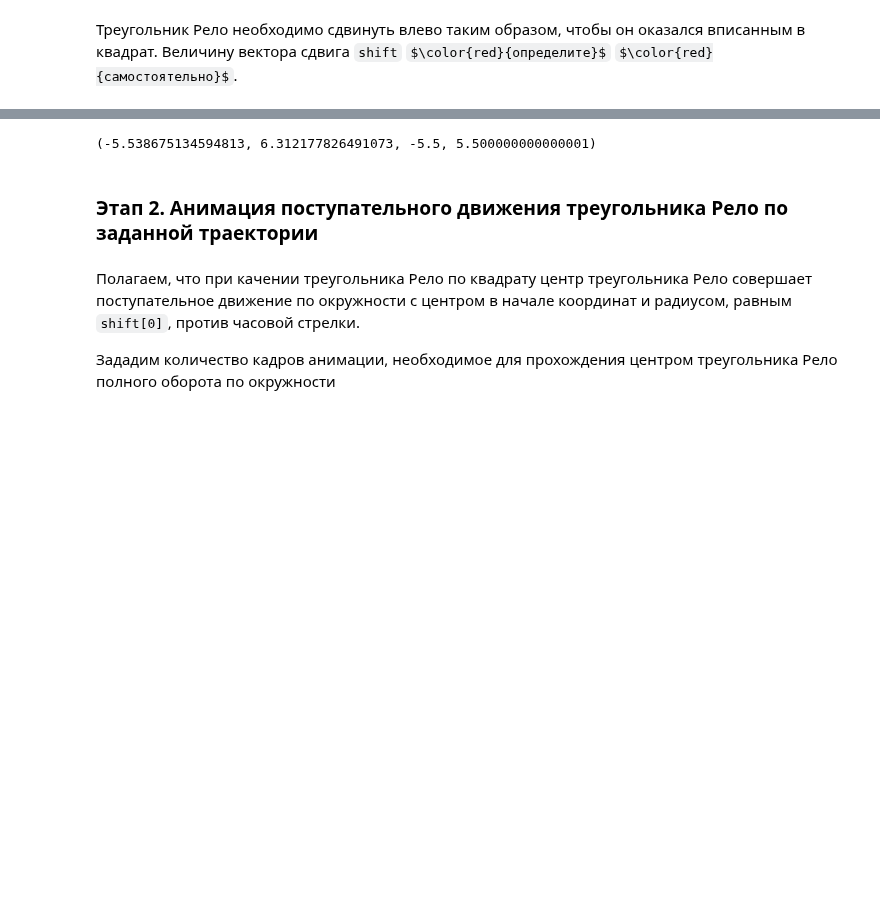
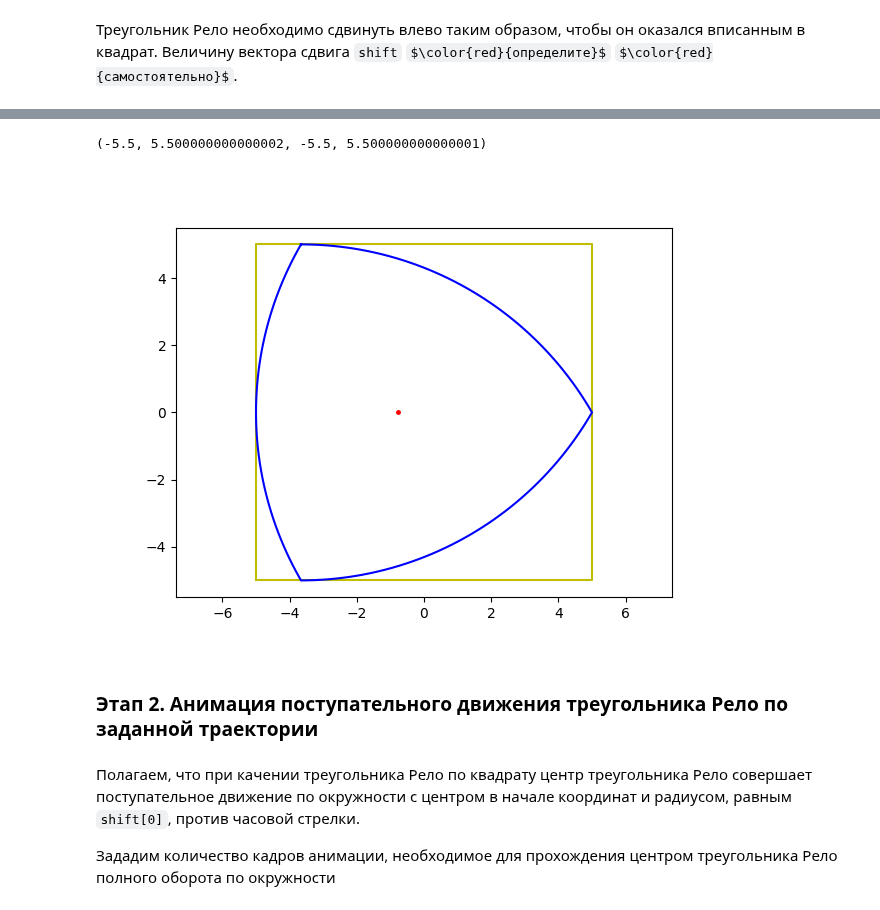
Before and after one commit to anshpak/jupyter-tasks, a Jupyter notebook: KM2_Lb05_Shpak.ipynb, the cells around one changed output, grey strips where cells are left out. Drawn from its saved outputs; the diff is of its cells as text; code cells hidden in the pictures; some formulas as TeX source; blank space fills up the shorter version.

```diff
--- a/KM2_Lb05_Shpak.ipynb
+++ b/KM2_Lb05_Shpak.ipynb
@@ -77,12 +88,14 @@ shift
 center -= shift
 relo_matrix_shifted = relo_matrix - shift
 # %%
+plt.figure()
 plt.plot(center[0], center[1], 'r.', markersize=5)
 plt.plot(square[:,0], square[:,1], 'y-')
 plt.plot(relo_matrix_shifted[:,0], relo_matrix_shifted[:,1], 'b-')
 plt.axis('equal')
 # %% [output]
-(-5.538675134594813, 6.312177826491073, -5.5, 5.500000000000001)
+(-5.5, 5.500000000000002, -5.5, 5.500000000000001)
+[figure, added]
 # %% [markdown]
 ### Этап 2. Анимация поступательного движения треугольника Рело по заданной траектории
 # %% [markdown]
```
Also changed, not shown: parts of 6 cells of this notebook.
